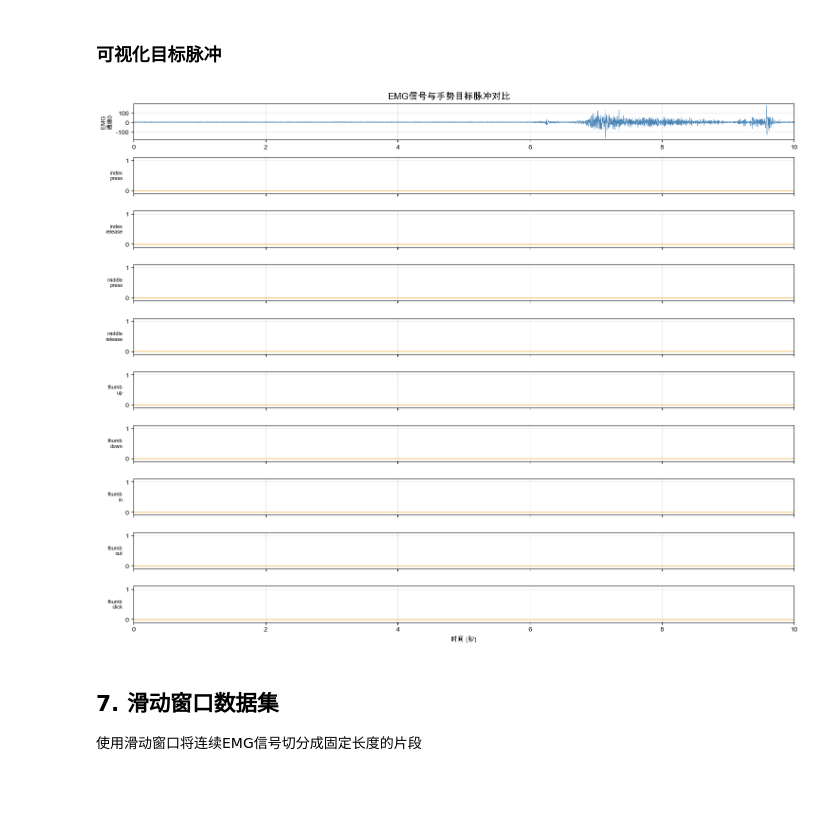
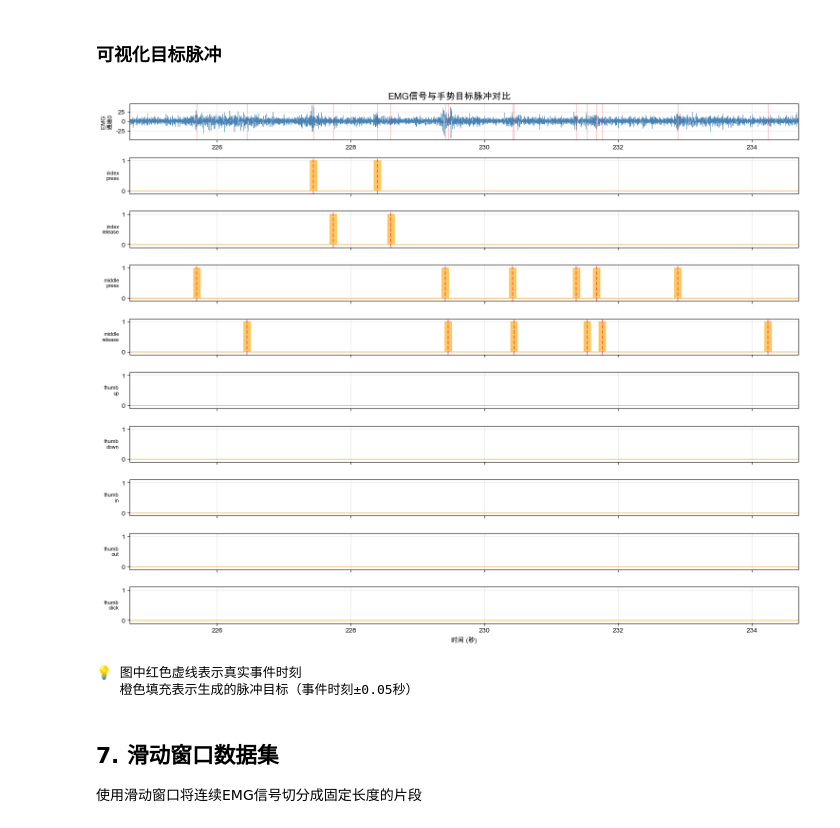
Before and after one commit to chenee/generic-neuromotor-interface, a Jupyter notebook: mytrain.ipynb, the cells around one changed output. Saved outputs shown, nothing was run; the diff lists cells and outputs as text; code cells hidden in the pictures; blank space fills up the shorter version.

```diff
--- a/mytrain.ipynb
+++ b/mytrain.ipynb
@@ -440,35 +951,56 @@ if sample_files:
 # %% [markdown]
 ### 可视化目标脉冲
 # %%
-if sample_files:
+if sample_files and len(test_times) > 0:
     fig, axes = plt.subplots(10, 1, figsize=(15, 12))
     fig.suptitle('EMG信号与手势目标脉冲对比', fontweight='bold', fontsize=14)
 
-    time_axis = np.arange(len(test_emg)) / SAMPLE_RATE
+    time_axis = np.arange(len(test_emg)) / SAMPLE_RATE + test_start
 
     # 显示一个EMG通道
     axes[0].plot(time_axis, test_emg[:, 0], linewidth=0.5, color='steelblue')
     axes[0].set_ylabel('EMG\n通道0', fontsize=9)
-    axes[0].set_xlim(0, 10)
+    axes[0].set_xlim(test_start, test_end)
     axes[0].grid(alpha=0.3)
+
+    # 在EMG图上标记事件
+    for t, label in zip(test_times, test_labels):
+        axes[0].axvline(t, color='red', alpha=0.3, linewidth=1)
 
     # 显示9个手势目标
     for i in range(9):
-        axes[i+1].fill_between(time_axis, 0, targets[:, i],
-                               color='orange', alpha=0.6)
-        axes[i+1].set_ylabel(idx_to_gesture[i].replace('_', '\n'),
-                            fontsize=8, rotation=0, ha='right', va='center')
-        axes[i+1].set_xlim(0, 10)
-        axes[i+1].set_ylim(-0.1, 1.1)
-        axes[i+1].grid(alpha=0.3)
+        ax = axes[i+1]
+        ax.fill_between(time_axis, 0, targets[:, i],
+                       color='orange', alpha=0.6)
+
+        # 在有激活的地方标记事件时刻
+        if targets[:, i].sum() > 0:
+            for t, label in zip(test_times, test_labels):
+                if label == idx_to_gesture[i]:
+                    ax.axvline(t, color='red', alpha=0.5, linewidth=1.5, linestyle='--')
+
+        ax.set_ylabel(idx_to_gesture[i].replace('_', '\n'),
+                    fontsize=8, rotation=0, ha='right', va='center')
+        ax.set_xlim(test_start, test_end)
+        ax.set_ylim(-0.1, 1.1)
+        ax.grid(alpha=0.3)
         if i < 8:
-            axes[i+1].set_xticklabels([])
+            ax.set_xticklabels([])
 
     axes[-1].set_xlabel('时间 (秒)')
     plt.tight_layout()
     plt.show()
+
+    print(f"\n💡 图中红色虚线表示真实事件时刻")
+    print(f"   橙色填充表示生成的脉冲目标（事件时刻±{transform.pulse_width/2}秒）")
+elif sample_files:
+    print("⚠️  没有事件可以可视化，请检查数据集")
+else:
+    print("⚠️  请先加载数据")
 # %% [output]
-[figure, old version]
+[figure, new version]
+💡 图中红色虚线表示真实事件时刻
+   橙色填充表示生成的脉冲目标（事件时刻±0.05秒）
 # %% [markdown]
 ## 7. 滑动窗口数据集
 
```
Also changed, not shown: parts of 21 cells of this notebook, 21 other files.
